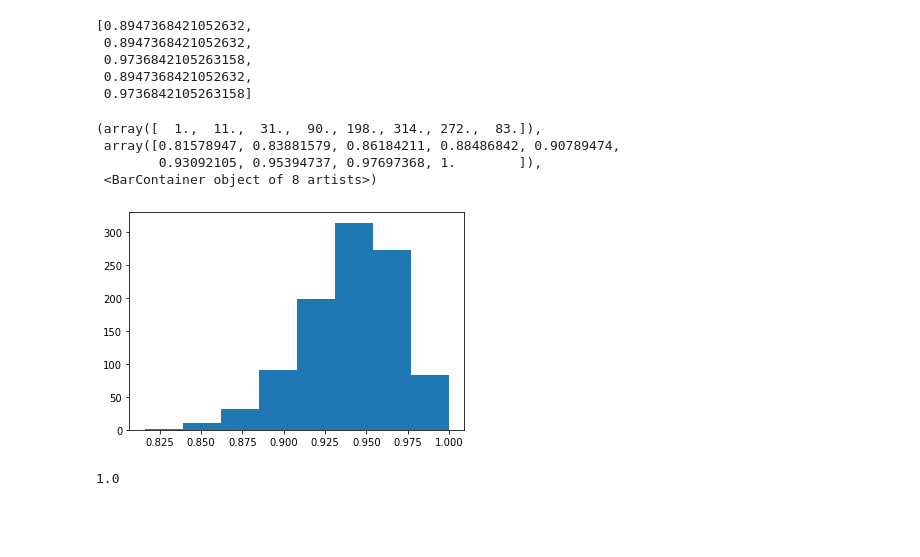
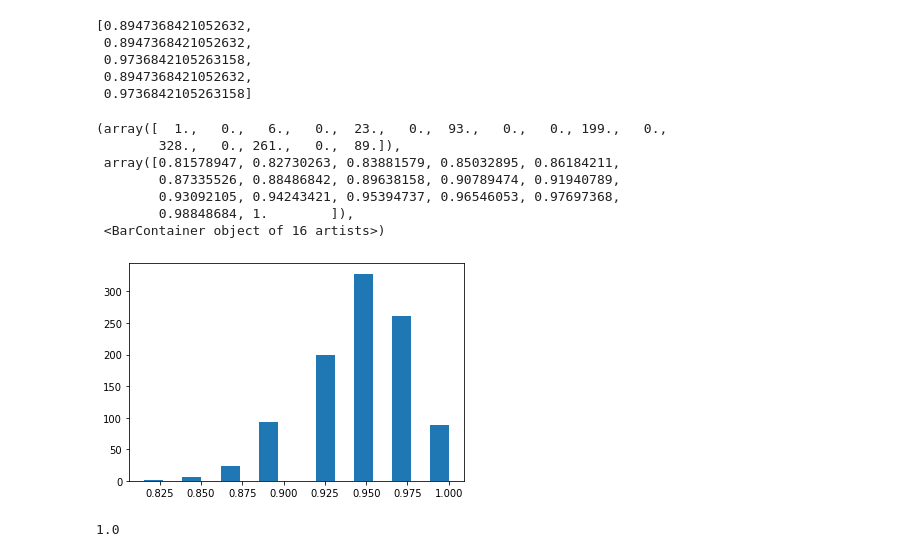
Before and after one commit to ValRCS/Python_Data_Analysis_Forecasting, a Jupyter notebook: notebooks/ml_intro/Irises Data Analysis Workflow.ipynb, the cells around one changed output. Cells and saved outputs as stored; diff of their text form; code cells hidden in the pictures; blank space fills up the shorter version.

```diff
--- a/notebooks/ml_intro/Irises Data Analysis Workflow.ipynb
+++ b/notebooks/ml_intro/Irises Data Analysis Workflow.ipynb
@@ -1339,8 +1390,9 @@ import matplotlib.pyplot as plt
 # %%
 # here we randomly split data 1000 times in differrent training and test sets
 model_accuracies = []
+split_count = 1000
 
-for _ in range(1000): # we do not use repetition so could use _
+for _ in range(split_count): # we do not use repetition so could use _
     (training_inputs,
      testing_inputs,
      training_classes,
@@ -1353,5 +1405,5 @@ for _ in range(1000): # we do not use repetition so could use _
     model_accuracies.append(classifier_accuracy)
 
 plt.hist(model_accuracies)
-;
+plt.show()
 # %% [output]
@@ -1366,13 +1429,16 @@ model_accuracies[:5]
  0.8947368421052632,
  0.9736842105263158]
 # %%
-plt.hist(model_accuracies, bins=len(set(model_accuracies)))
+plt.hist(model_accuracies, bins=2*len(set(model_accuracies)))
 # %% [output]
-(array([  1.,  11.,  31.,  90., 198., 314., 272.,  83.]),
- array([0.81578947, 0.83881579, 0.86184211, 0.88486842, 0.90789474,
-        0.93092105, 0.95394737, 0.97697368, 1.        ]),
- <BarContainer object of 8 artists>)
+(array([  1.,   0.,   6.,   0.,  23.,   0.,  93.,   0.,   0., 199.,   0.,
+        328.,   0., 261.,   0.,  89.]),
+ array([0.81578947, 0.82730263, 0.83881579, 0.85032895, 0.86184211,
+        0.87335526, 0.88486842, 0.89638158, 0.90789474, 0.91940789,
+        0.93092105, 0.94243421, 0.95394737, 0.96546053, 0.97697368,
+        0.98848684, 1.        ]),
+ <BarContainer object of 16 artists>)
-[figure, old version]
+[figure, new version]
 # %%
 max(model_accuracies)
 # %% [output]
```
Also changed, not shown: parts of 22 cells of this notebook.
